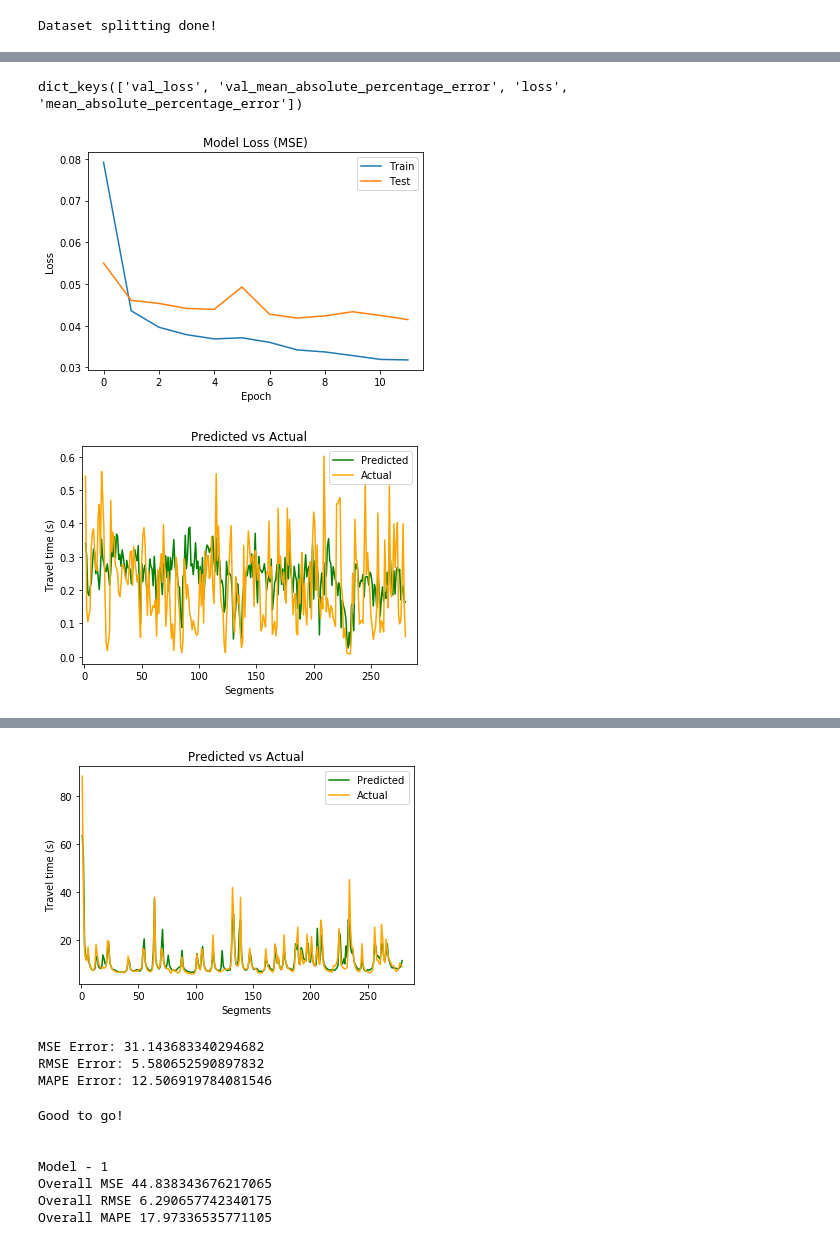
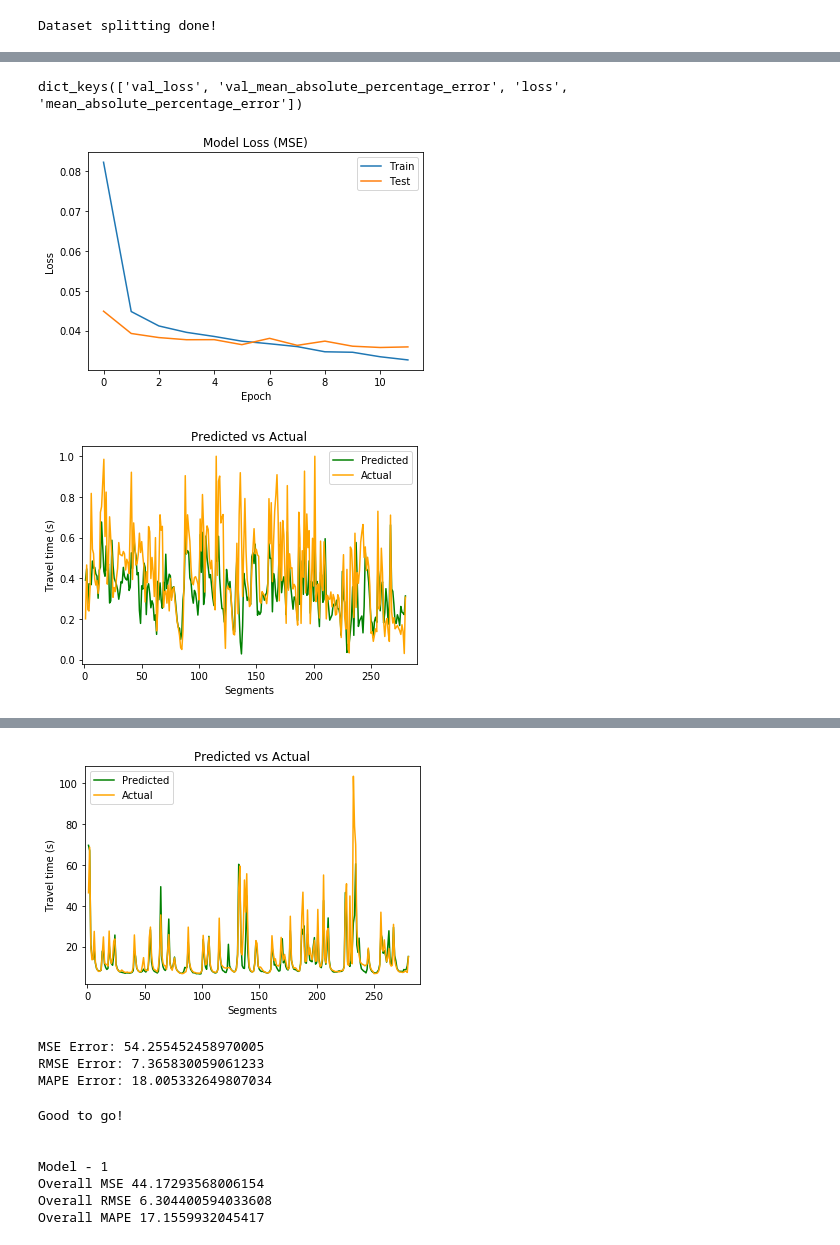
Before and after one commit to Nithishwer/travel-time-CNN, a Jupyter notebook: Models/Model_1.ipynb, the cells around one changed output, grey strips where cells are left out. Saved outputs shown, nothing was run; the diff lists cells and outputs as text; code cells hidden in the pictures.

Commit message:
Removed test set shift bug

```diff
--- a/Models/Model_1.ipynb
+++ b/Models/Model_1.ipynb
@@ -81,18 +89,18 @@ IO Matrix creation successful!
 # %%
-#Filtering the Na IO matrices out
+#Supposed to Filter the Na IO matrices out but now obsolete
 from math import isnan
 import numpy as np
 X_fil=np.array(X)
 y_fil=np.array(y)
 del_index=[]
 
-# Noting down the index of Na matricesin del_index
-for i in range(len(X_fil)):
-    del_index.append(np.any(np.isnan(X_fil[i])) or np.any(np.isnan(y_fil[i])))
+# # Noting down the index of Na matricesin del_index
+# for i in range(len(X_fil)):
+#     del_index.append(np.any(np.isnan(X_fil[i])) or np.any(np.isnan(y_fil[i])))
 
-# Filtering out the Na matrices from y_fil and X_fil by indexing using a list
-y_fil=y_fil[list(~np.array(del_index))]
-X_fil=X_fil[list(~np.array(del_index))]
+# # Filtering out the Na matrices from y_fil and X_fil by indexing using a list
+# y_fil=y_fil[list(~np.array(del_index))]
+# X_fil=X_fil[list(~np.array(del_index))]
 
 # Check if the filtering is successful:
 Na_count=0
@@ -128,7 +194,20 @@ Good to go!
 # %%
-# Splitting into train and test sets
-np.random.seed(95)
-msk = np.random.rand(len(X_fil)) < 0.8
+# Splitting into train and test sets randomly
+# np.random.seed(95)
+# msk = np.random.rand(len(X_fil)) < 0.8
+
+#Splitting taking the last 7days as the test set:
+#Change this if day number changes
+test_size=7
+train_end=(34-test_size)*(rows_pday-irows-orows+1)
+msk=[]
+for i in range(34*(rows_pday-irows-orows+1)):
+    if i<=train_end:
+        msk.append(True)
+    else:
+        msk.append(False)
+
+msk=np.asarray(msk)
 X_train = X_fil[msk]
 y_train = y_fil[msk]
 X_test = X_fil[~msk]
@@ -222,7 +356,7 @@ plt.legend(['Train', 'Test'], loc='upper right')
 plt.show()
 # %% [output]
 dict_keys(['val_loss', 'val_mean_absolute_percentage_error', 'loss', 'mean_absolute_percentage_error'])
-[figure, old version]
+[figure, new version]
 # %%
 #history=model.fit(X, y, epochs=3000, verbose=1)
 #model.evaluate(X,y)
@@ -247,26 +381,26 @@ def get_pdt_act(ind):
         print("ERROR!")
     return pdt,act
 
-norm_pdt,norm_act=get_pdt_act(6)
+norm_pdt,norm_act=get_pdt_act(0)
 # %%
 import matplotlib.pyplot as plt
 import numpy
 
 def plot_this(pdt_plt,act_plt):
-    x=list(range(1,len(pdt)+1))
+    x=list(range(1,len(pdt_plt)+1))
     plt.plot(x, pdt_plt[0:], color='g',label="Predicted")
     plt.plot(x, act_plt[0:], color='orange',label="Actual")
     plt.xlabel('Segments')
     plt.ylabel('Travel time (s)')
     plt.title('Predicted vs Actual')
     axes = plt.gca()
     #axes.set_ylim([0,180])
-    axes.set_xlim([-2,len(pdt)+10])
+    axes.set_xlim([-2,len(pdt_plt)+10])
     leg = plt.legend();
     plt.show()
 plot_this(norm_pdt,norm_act)
 # %% [output]
-[figure, old version]
+[figure, new version]
 # %%
 #Scaling the IO values and then determining MSE and shit
 import pandas as pd
@@ -303,7 +437,7 @@ def denormalize(nor_pdt,nor_act):
 denorm_pdt,denorm_act=denormalize(norm_pdt,norm_act)
 plot_this(denorm_pdt,denorm_act)
 # %% [output]
-[figure, old version]
+[figure, new version]
 # %%
 import matplotlib.pyplot as plt
 import numpy
@@ -320,13 +454,13 @@ def get_error_pdt_act(pdt_err,act_err,printing=False):
     return mse,rmse,mape
 
 get_error_pdt_act(denorm_pdt,denorm_act,False)
-print("MSE Error:",mean_squared_error(act_cor,pdt_cor))
-print("RMSE Error:",np.sqrt(mean_squared_error(act_cor,pdt_cor)))
-print("MAPE Error:",mean_absolute_percentage_error(act_cor,pdt_cor))
+print("MSE Error:",mean_squared_error(denorm_pdt,denorm_act))
+print("RMSE Error:",np.sqrt(mean_squared_error(denorm_pdt,denorm_act)))
+print("MAPE Error:",mean_absolute_percentage_error(denorm_pdt,denorm_act))
 # %% [output]
-MSE Error: 31.143683340294682
-RMSE Error: 5.580652590897832
-MAPE Error: 12.506919784081546
+MSE Error: 54.255452458970005
+RMSE Error: 7.365830059061233
+MAPE Error: 18.005332649807034
 # %%
 #Iterating over all tensors in test set
 #Check if lengths match:
@@ -338,11 +472,14 @@ else:
 MSE_list=[]
 RMSE_list=[]
 MAPE_list=[]
-
+pdt_list=[]
+act_list=[]
 total_test=X_test.shape[0]
 for ind in range(total_test):
     norm_pdt,norm_act=get_pdt_act(ind)
     denorm_pdt,denorm_act=denormalize(norm_pdt,norm_act)
+    pdt_list.append(denorm_pdt)
+    act_list.append(denorm_act)
     MSE_list.append(get_error_pdt_act(denorm_pdt,denorm_act)[0])
     RMSE_list.append(get_error_pdt_act(denorm_pdt,denorm_act)[1])
     MAPE_list.append(get_error_pdt_act(denorm_pdt,denorm_act)[2])
@@ -361,6 +498,6 @@ Good to go!
 
 
 Model - 1
-Overall MSE 44.838343676217065
-Overall RMSE 6.290657742340175
-Overall MAPE 17.97336535771105
+Overall MSE 44.17293568006154
+Overall RMSE 6.304400594033608
+Overall MAPE 17.1559932045417
```
Also changed, not shown: parts of 15 cells of this notebook, 4 other files.
